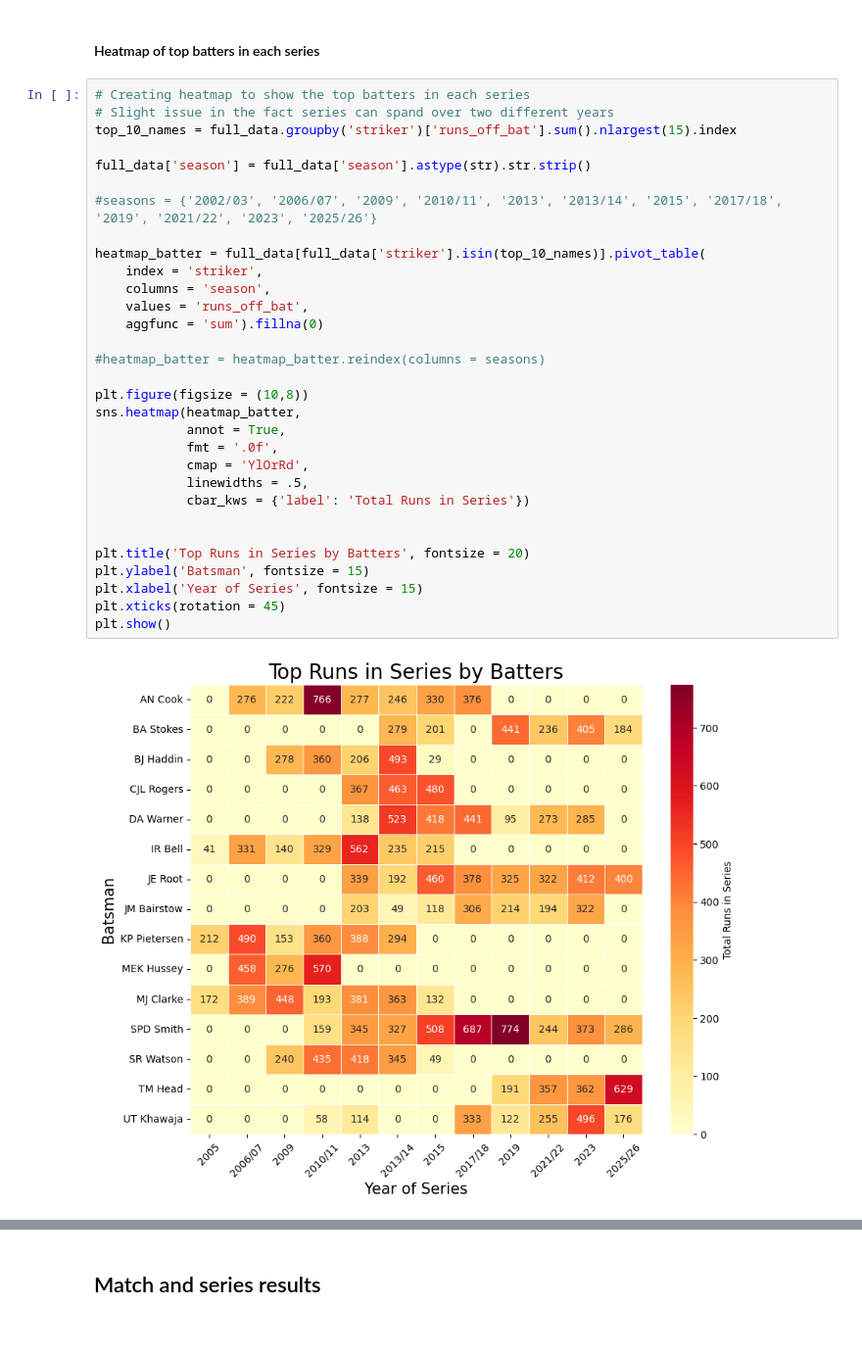
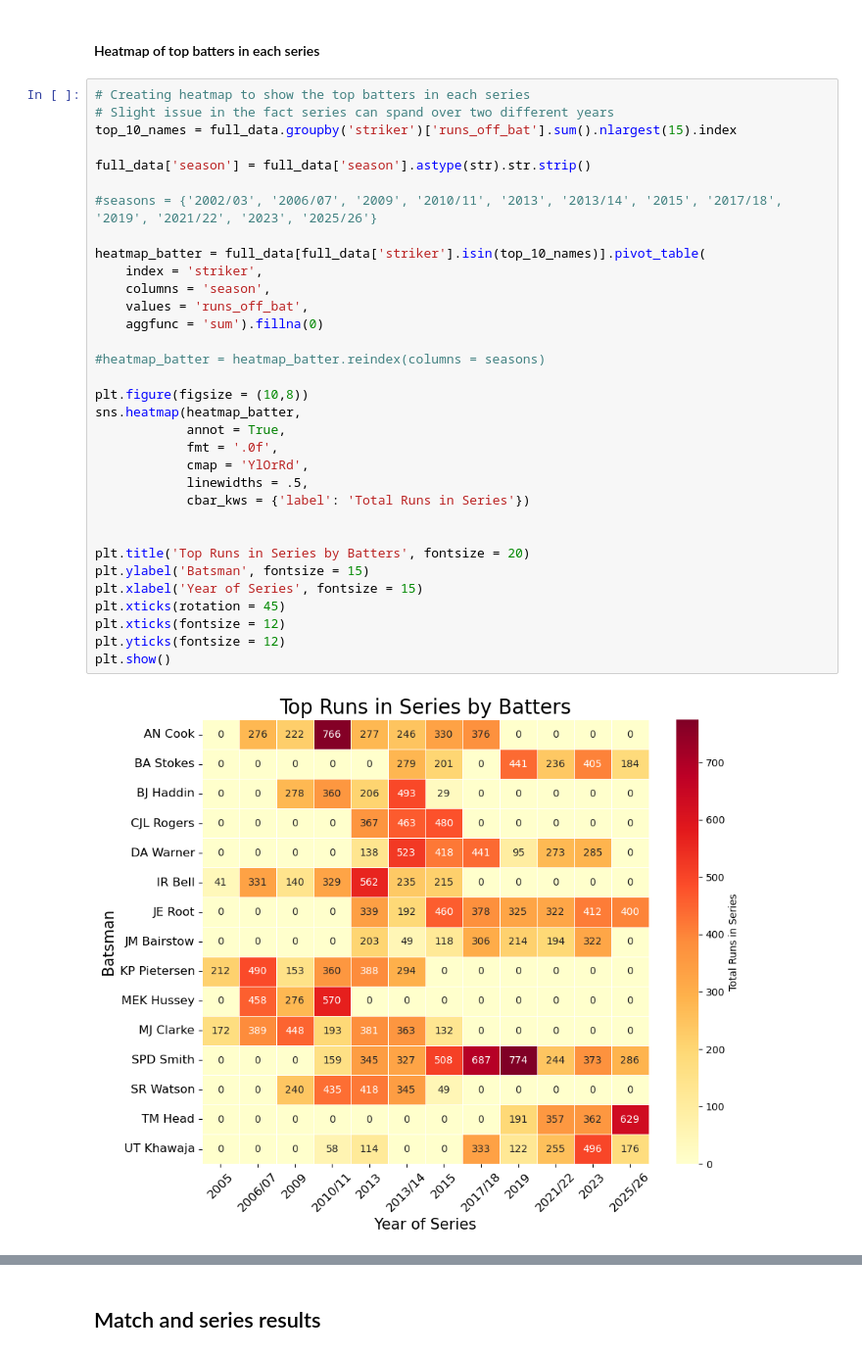
Before and after one commit to zoeh6176-sketch/Programming-Assessment, a Jupyter notebook: Untitled.ipynb, the cells around one changed output, grey strips where cells are left out. Shown at 98% size. Cells and saved outputs as stored; diff of their text form.

```diff
--- a/Untitled.ipynb
+++ b/Untitled.ipynb
@@ -299,31 +307,33 @@ Pearsons correlation: nan
 # Slight issue in the fact series can spand over two different years
 top_10_names = full_data.groupby('striker')['runs_off_bat'].sum().nlargest(15).index
 
 full_data['season'] = full_data['season'].astype(str).str.strip()
 
 #seasons = {'2002/03', '2006/07', '2009', '2010/11', '2013', '2013/14', '2015', '2017/18', '2019', '2021/22', '2023', '2025/26'}
 
 heatmap_batter = full_data[full_data['striker'].isin(top_10_names)].pivot_table(
     index = 'striker',
     columns = 'season',
     values = 'runs_off_bat',
     aggfunc = 'sum').fillna(0)
 
 #heatmap_batter = heatmap_batter.reindex(columns = seasons)
 
 plt.figure(figsize = (10,8))
 sns.heatmap(heatmap_batter,
             annot = True,
             fmt = '.0f',
             cmap = 'YlOrRd',
             linewidths = .5,
             cbar_kws = {'label': 'Total Runs in Series'})
 
 
 plt.title('Top Runs in Series by Batters', fontsize = 20)
 plt.ylabel('Batsman', fontsize = 15)
 plt.xlabel('Year of Series', fontsize = 15)
 plt.xticks(rotation = 45)
+plt.xticks(fontsize = 12)
+plt.yticks(fontsize = 12)
 plt.show()
 # %% [output]
-[figure, old version]
+[figure, new version]
```
Also changed, not shown: parts of 14 cells of this notebook.
